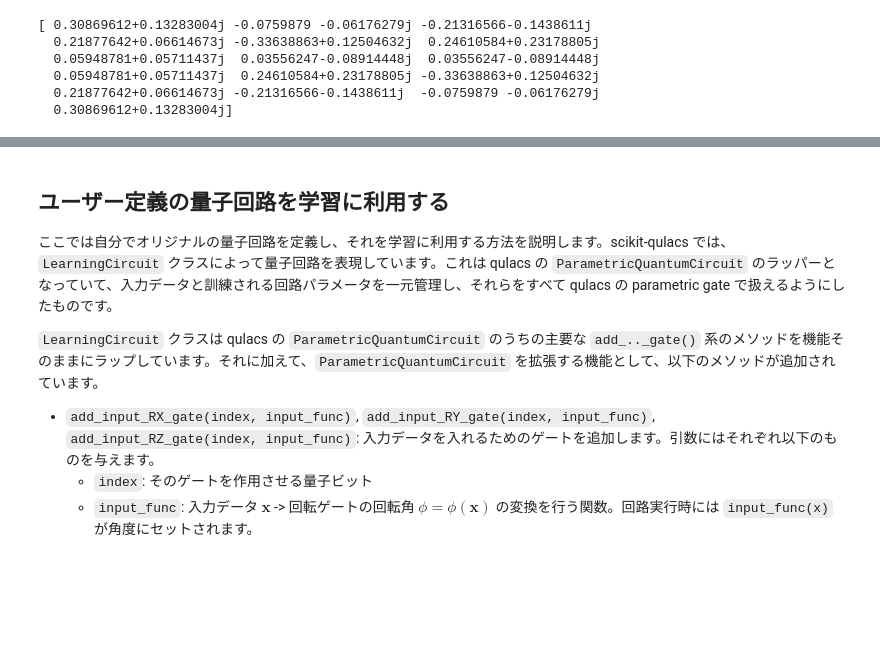
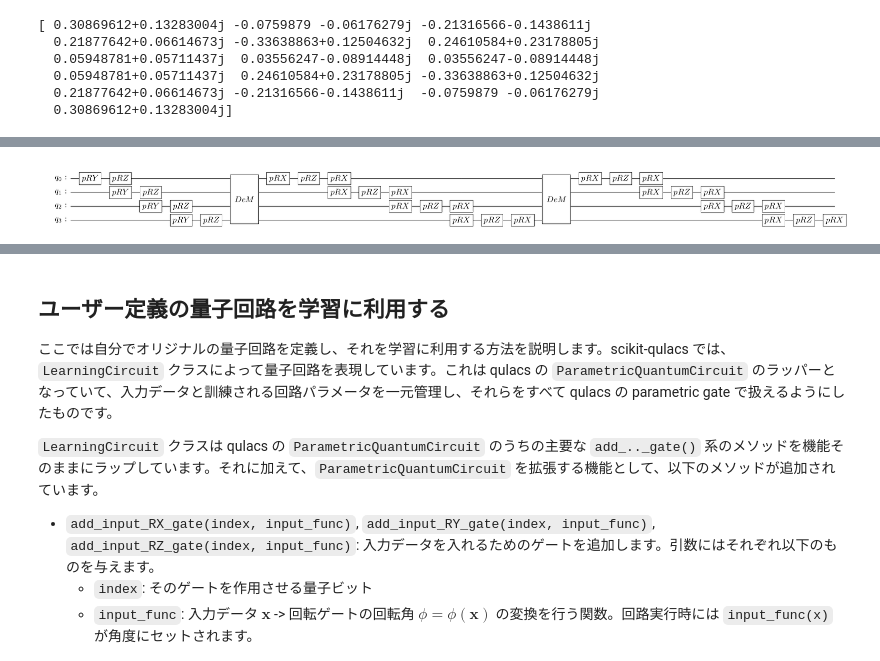
Before and after one commit to Qulacs-Osaka/scikit-qulacs, a Jupyter notebook: doc/source/notebooks/0_tutorial.ipynb, the cells around one changed output, grey strips where cells are left out. Cells and saved outputs as stored; diff of their text form; code cells hidden in the pictures; blank space fills up the shorter version.

Commit message:
add circuit visualize document

```diff
--- a/doc/source/notebooks/0_tutorial.ipynb
+++ b/doc/source/notebooks/0_tutorial.ipynb
@@ -261,0 +284,12 @@ print(state.get_vector())
+# %%
+# qcl_ansatz
+from skqulacs.circuit import create_qcl_ansatz
+from qulacsvis import circuit_drawer
+
+n_qubit = 4
+c_depth = 2
+time_step = 1.
+circuit = create_qcl_ansatz(n_qubit, c_depth, time_step)
+circuit_drawer(circuit._circuit,"latex")
+# %% [output]
+[figure, added]
```
Also changed, not shown: parts of 9 cells of this notebook, 5 other files.
